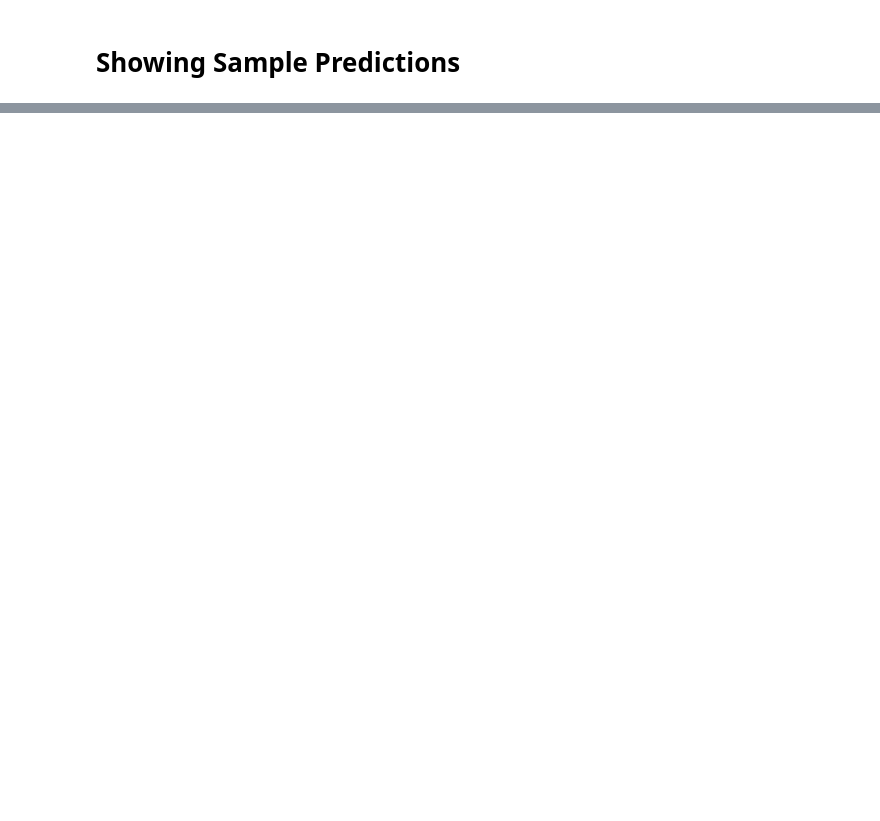
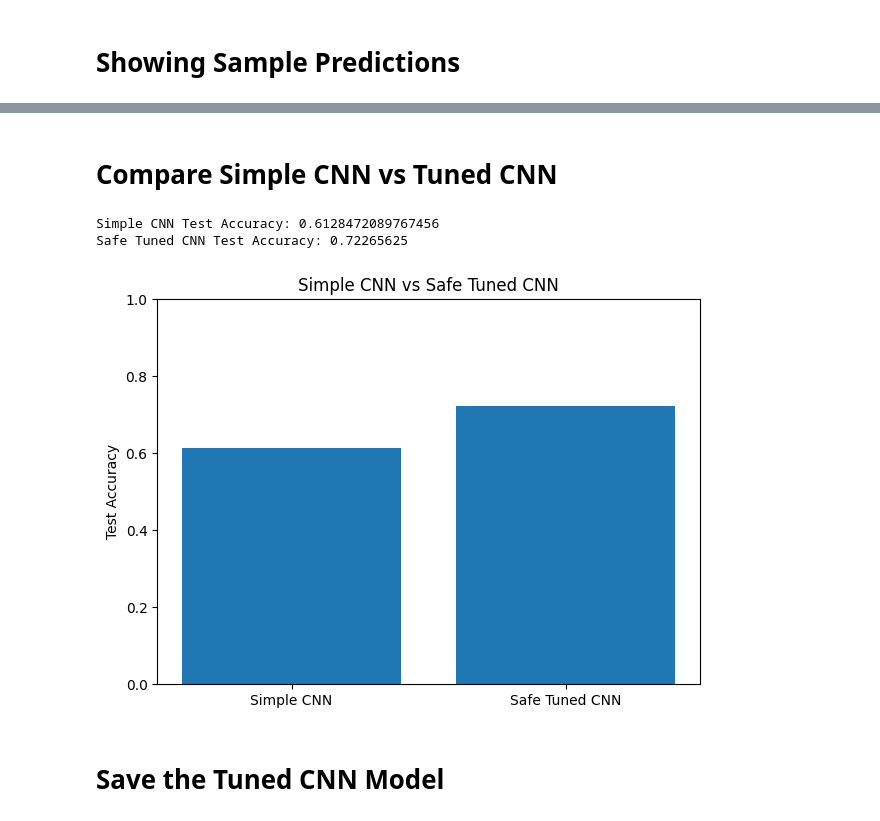
Before and after one commit to muhammadzohaib09001-dotcom/FACIAL_EMOTION_RECOGNATION_USING_CNN_TRANSFER_LEARNING, a Jupyter notebook: FacialEmotionRecognition_Project.ipynb, the cells around one changed output, grey strips where cells are left out. Saved outputs shown, nothing was run; the diff lists cells and outputs as text; code cells hidden in the pictures; blank space fills up the shorter version.

```diff
--- a/FacialEmotionRecognition_Project.ipynb
+++ b/FacialEmotionRecognition_Project.ipynb
@@ -412,0 +660,5 @@ model.save("/content/drive/MyDrive/simple_cnn_emotion_model.keras")
+# %%
+test_loss_safe, test_accuracy_safe = best_safe_tuned_model.evaluate(test_ds)
+
+print(f"Safe Tuned CNN Test Loss: {test_loss_safe:.4f}")
+print(f"Safe Tuned CNN Test Accuracy: {test_accuracy_safe:.4f}")
@@ -412,0 +724,22 @@ model.save("/content/drive/MyDrive/simple_cnn_emotion_model.keras")
+# %% [markdown]
+# Compare Simple CNN vs Tuned CNN
+# %%
+print("Simple CNN Test Accuracy:", test_accuracy)
+print("Safe Tuned CNN Test Accuracy:", test_accuracy_safe)
+# %% [output]
+Simple CNN Test Accuracy: 0.6128472089767456
+Safe Tuned CNN Test Accuracy: 0.72265625
+# %%
+model_names = ["Simple CNN", "Safe Tuned CNN"]
+model_accuracies = [test_accuracy, test_accuracy_safe]
+
+plt.figure(figsize=(7, 5))
+plt.bar(model_names, model_accuracies)
+plt.ylabel("Test Accuracy")
+plt.title("Simple CNN vs Safe Tuned CNN")
+plt.ylim(0, 1)
+plt.show()
+# %% [output]
+[figure, added]
+# %% [markdown]
+# Save the Tuned CNN Model
```
Also changed, not shown: parts of 43 cells of this notebook.
